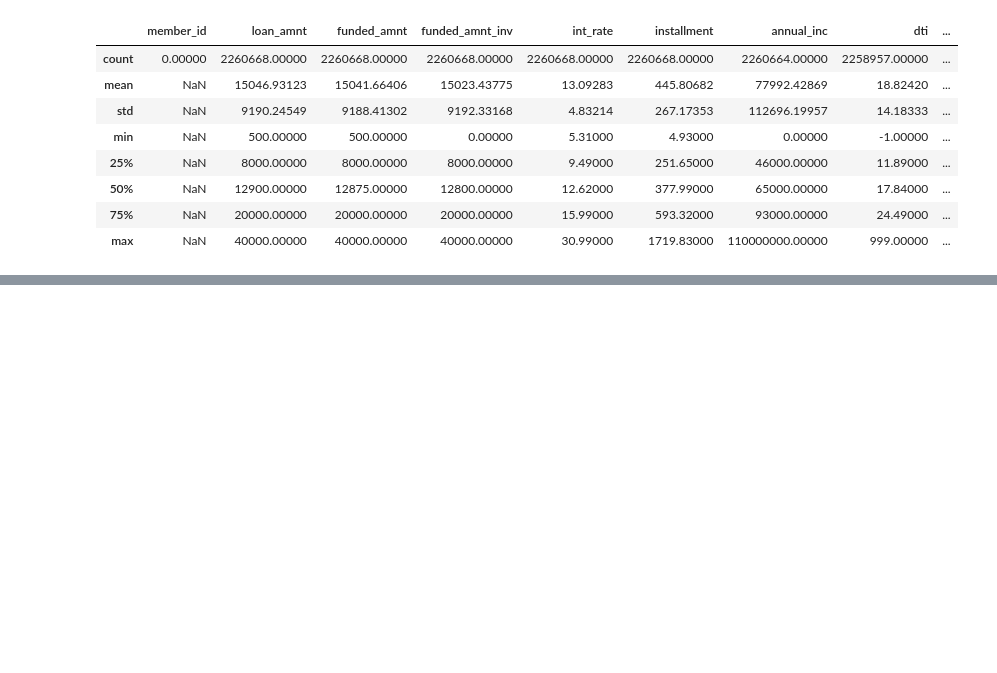
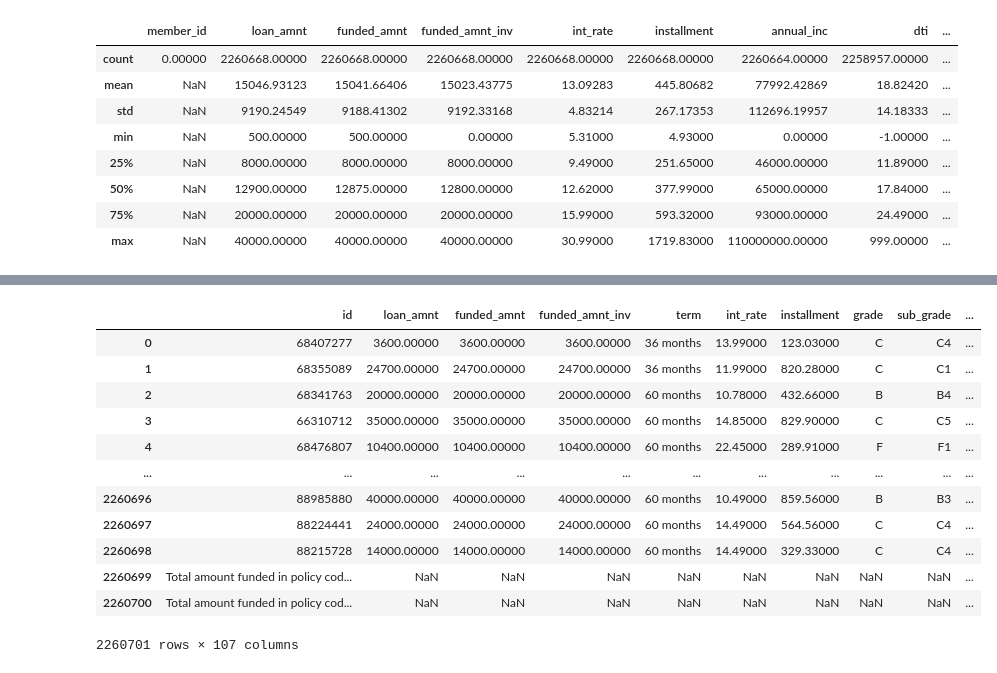
Before and after one commit to oeloanja/MLOps, a Jupyter notebook: eda_data.ipynb, the cells around one changed output, grey strips where cells are left out. Drawn from its saved outputs; the diff is of its cells as text; code cells hidden in the pictures; blank space fills up the shorter version.

Commit message:
eda data to predict credit rating

```diff
--- a/eda_data.ipynb
+++ b/eda_data.ipynb
@@ -129,0 +147,2 @@ data_c.describe()
+# %%
+keep = data_c.columns[((data_c.isnull().sum()/len(data_c))*100 < 50)].to_list()
@@ -129,0 +169,17 @@ data_c.describe()
+# %%
+data_dropna_50 = data_c[keep]
+data_dropna_50
+# %% [output]
+|  | id | loan_amnt | funded_amnt | funded_amnt_inv | term | int_rate | installment | grade | sub_grade | ... |
+| 0 | 68407277 | 3600.00000 | 3600.00000 | 3600.00000 | 36 months | 13.99000 | 123.03000 | C | C4 | ... |
+| 1 | 68355089 | 24700.00000 | 24700.00000 | 24700.00000 | 36 months | 11.99000 | 820.28000 | C | C1 | ... |
+| 2 | 68341763 | 20000.00000 | 20000.00000 | 20000.00000 | 60 months | 10.78000 | 432.66000 | B | B4 | ... |
+| 3 | 66310712 | 35000.00000 | 35000.00000 | 35000.00000 | 60 months | 14.85000 | 829.90000 | C | C5 | ... |
+| 4 | 68476807 | 10400.00000 | 10400.00000 | 10400.00000 | 60 months | 22.45000 | 289.91000 | F | F1 | ... |
+| ... | ... | ... | ... | ... | ... | ... | ... | ... | ... | ... |
+| 2260696 | 88985880 | 40000.00000 | 40000.00000 | 40000.00000 | 60 months | 10.49000 | 859.56000 | B | B3 | ... |
+| 2260697 | 88224441 | 24000.00000 | 24000.00000 | 24000.00000 | 60 months | 14.49000 | 564.56000 | C | C4 | ... |
+| 2260698 | 88215728 | 14000.00000 | 14000.00000 | 14000.00000 | 60 months | 14.49000 | 329.33000 | C | C4 | ... |
+| 2260699 | Total amount funded in policy cod... | NaN | NaN | NaN | NaN | NaN | NaN | NaN | NaN | ... |
+| 2260700 | Total amount funded in policy cod... | NaN | NaN | NaN | NaN | NaN | NaN | NaN | NaN | ... |
+2260701 rows × 107 columns
```
Also changed, not shown: parts of 23 cells of this notebook.
